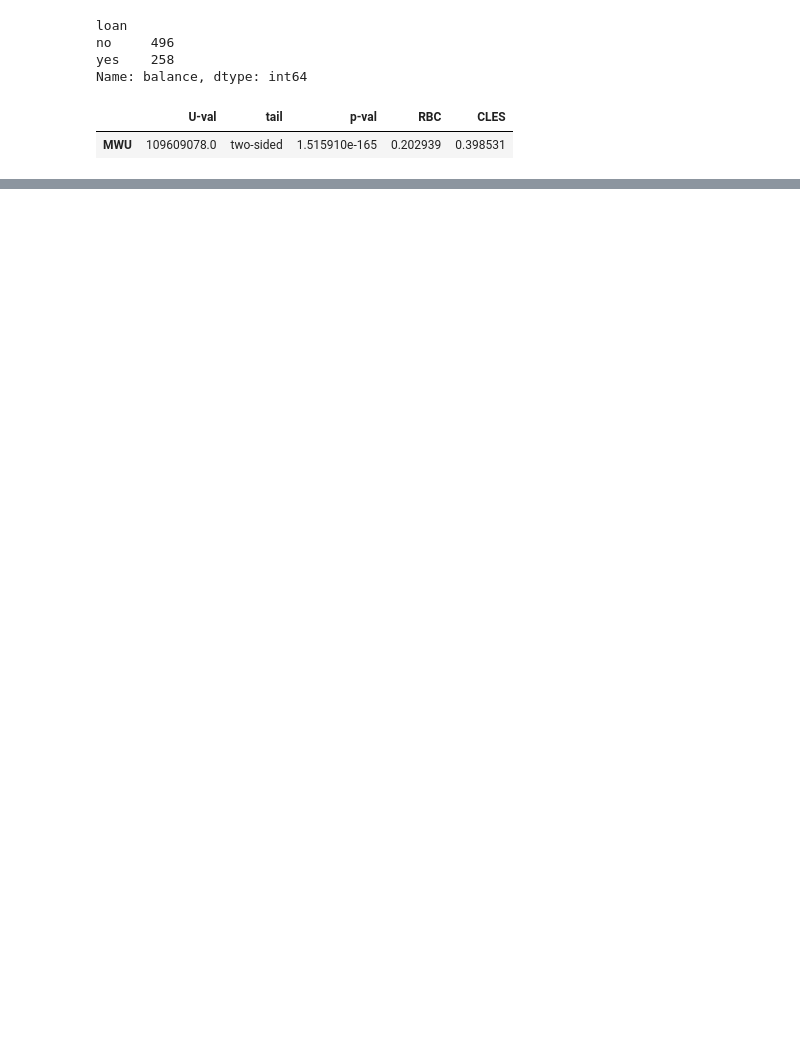
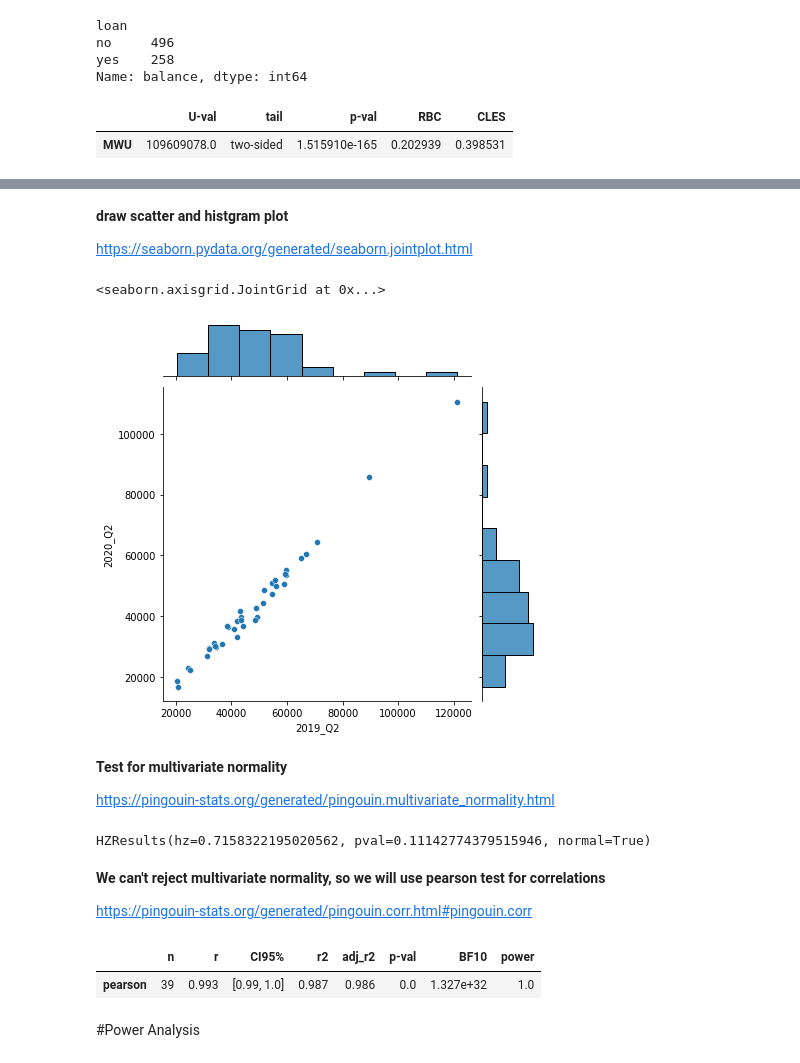
Before and after one commit to sunshineluyao/NYU_Integrated_Marketing, a Jupyter notebook: HypothesisTesting_ANOVA/HypothesisTesting.ipynb, the cells around one changed output, grey strips where cells are left out. Cells and saved outputs as stored; diff of their text form; code cells hidden in the pictures; blank space fills up the shorter version.

```diff
--- a/HypothesisTesting_ANOVA/HypothesisTesting.ipynb
+++ b/HypothesisTesting_ANOVA/HypothesisTesting.ipynb
@@ -189,0 +217,3 @@ pg.mwu(x, y, tail='two-sided')
+# %%
+df = pd.read_csv('https://raw.githubusercontent.com/sunshineluyao/NYU_Integrated_Marketing/main/HypothesisTesting_ANOVA/Q_GDP_Capita.csv')
+df.head()
@@ -189,0 +231,5 @@ pg.mwu(x, y, tail='two-sided')
+# %%
+df_2019_Q2 = df[df.TIME=='2019-Q2'][['Country','Value','TIME']]
+df_2019_Q2=df_2019_Q2.groupby(['Country','TIME']).max().reset_index()
+df_2019_Q2=df_2019_Q2[['Country','Value']].sort_values(by='Country', ascending=True)
+df_2019_Q2.head()
@@ -189,0 +243,5 @@ pg.mwu(x, y, tail='two-sided')
+# %%
+df_2020_Q2 = df[df.TIME=='2020-Q2'][['Country','Value','TIME']]
+df_2020_Q2=df_2020_Q2.groupby(['Country','TIME']).max().reset_index()
+df_2020_Q2=df_2020_Q2[['Country','Value']].sort_values(by='Country', ascending=True)
+df_2020_Q2.head()
@@ -189,0 +288,4 @@ pg.mwu(x, y, tail='two-sided')
+# %%
+df_joint= df_2019_Q2.merge(df_2020_Q2, how='inner',on="Country")
+df_joint.columns =['Country','2019_Q2','2020_Q2']
+df_joint.head()
@@ -189,0 +299,32 @@ pg.mwu(x, y, tail='two-sided')
+# %% [markdown]
+**draw scatter and histgram plot**
+
+https://seaborn.pydata.org/generated/seaborn.jointplot.html
+# %%
+#draw the plot
+sns.jointplot(data=df_joint, x="2019_Q2", y="2020_Q2")
+# %% [output]
+<seaborn.axisgrid.JointGrid at 0x...>
+[figure, added]
+# %% [markdown]
+**Test for multivariate normality**
+
+https://pingouin-stats.org/generated/pingouin.multivariate_normality.html
+# %%
+X = df_joint[['2019_Q2', '2020_Q2']]
+pg.multivariate_normality(X, alpha=.05)
+# %% [output]
+HZResults(hz=0.7158322195020562, pval=0.11142774379515946, normal=True)
+# %% [markdown]
+**We can't reject multivariate normality, so we will use pearson test for correlations**
+
+https://pingouin-stats.org/generated/pingouin.corr.html#pingouin.corr
+# %%
+x=df_joint['2019_Q2']
+y=df_joint['2020_Q2']
+pg.corr(x, y, method="pearson").round(3)
+# %% [output]
+|  | n | r | CI95% | r2 | adj_r2 | p-val | BF10 | power |
+| pearson | 39 | 0.993 | [0.99, 1.0] | 0.987 | 0.986 | 0.0 | 1.327e+32 | 1.0 |
+# %% [markdown]
+#Power Analysis
```
Also changed, not shown: parts of 38 cells of this notebook.
